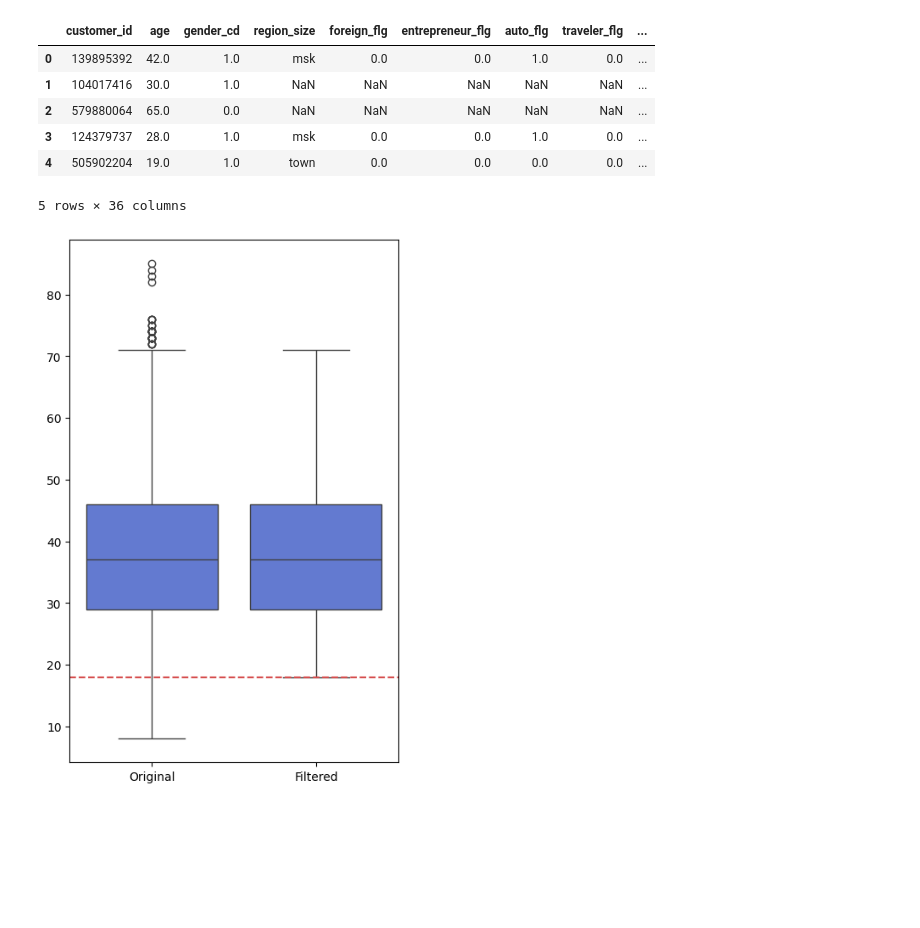
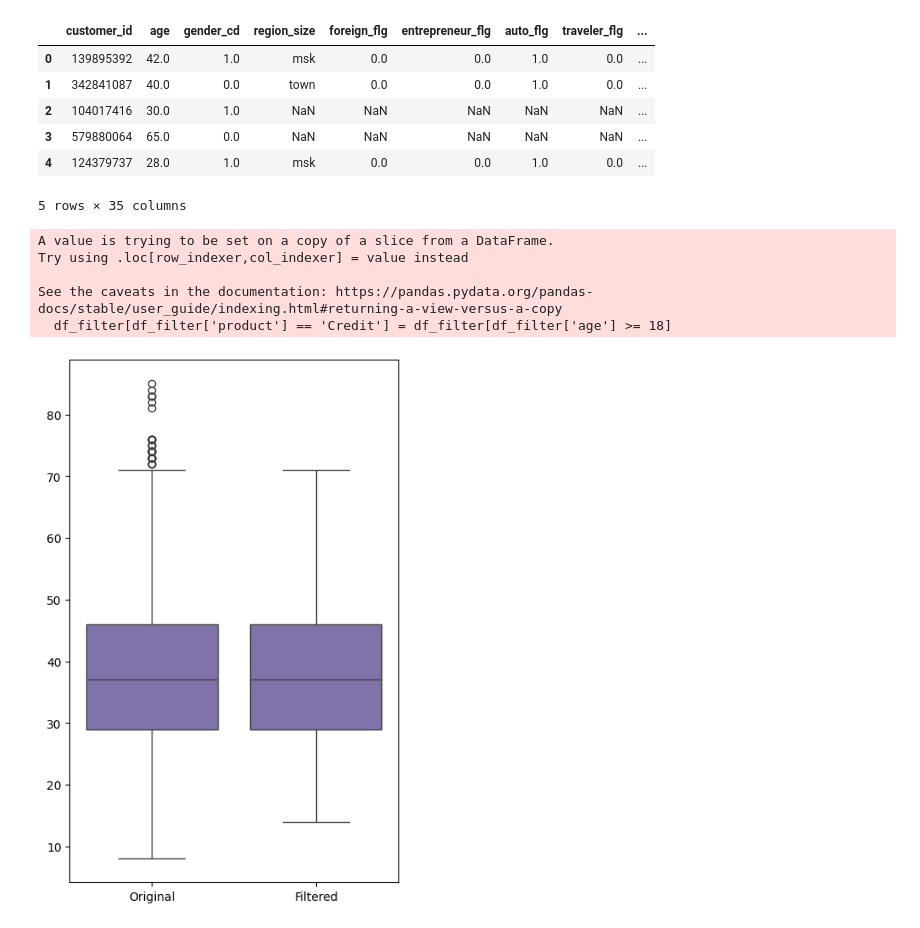
Before and after one commit to bygaga993/bread_dano_2024, a Jupyter notebook: Code/emissions.ipynb, the cells around one changed output. Drawn from its saved outputs; the diff is of its cells as text; code cells hidden in the pictures; blank space fills up the shorter version.

```diff
--- a/Code/emissions.ipynb
+++ b/Code/emissions.ipynb
@@ -7,14 +15,14 @@ import os
 # %%
-df = pd.read_csv('data/data_final_preprocessed.csv')
+df = pd.read_csv('data/data_preprocessed.csv')
 df.head(5)
 # %% [output]
 |  | customer_id | age | gender_cd | region_size | foreign_flg | entrepreneur_flg | auto_flg | traveler_flg | ... |
 | 0 | 139895392 | 42.0 | 1.0 | msk | 0.0 | 0.0 | 1.0 | 0.0 | ... |
-| 1 | 104017416 | 30.0 | 1.0 | NaN | NaN | NaN | NaN | NaN | ... |
-| 2 | 579880064 | 65.0 | 0.0 | NaN | NaN | NaN | NaN | NaN | ... |
-| 3 | 124379737 | 28.0 | 1.0 | msk | 0.0 | 0.0 | 1.0 | 0.0 | ... |
-| 4 | 505902204 | 19.0 | 1.0 | town | 0.0 | 0.0 | 0.0 | 0.0 | ... |
+| 1 | 342841087 | 40.0 | 0.0 | town | 0.0 | 0.0 | 1.0 | 0.0 | ... |
+| 2 | 104017416 | 30.0 | 1.0 | NaN | NaN | NaN | NaN | NaN | ... |
+| 3 | 579880064 | 65.0 | 0.0 | NaN | NaN | NaN | NaN | NaN | ... |
+| 4 | 124379737 | 28.0 | 1.0 | msk | 0.0 | 0.0 | 1.0 | 0.0 | ... |
-5 rows × 36 columns
+5 rows × 35 columns
 # %%
 Q1 = df['age'].quantile(0.25)
 Q3 = df['age'].quantile(0.75)
@@ -25,24 +32,30 @@ lower_bound = Q1 - 1.5 * IQR
 upper_bound = Q3 + 1.5 * IQR
 # %%
-df_filter = df[(df['age'] >= 18) & (df['age'] <= upper_bound)]
+df_filter = df[(df['age'] >= 14) & (df['age'] <= upper_bound)]
+df_filter[df_filter['product'] == 'Credit'] = df_filter[df_filter['age'] >= 18]
+# %% [output]
+A value is trying to be set on a copy of a slice from a DataFrame.
+Try using .loc[row_indexer,col_indexer] = value instead
+
+See the caveats in the documentation: https://pandas.pydata.org/pandas-docs/stable/user_guide/indexing.html#returning-a-view-versus-a-copy
+  df_filter[df_filter['product'] == 'Credit'] = df_filter[df_filter['age'] >= 18]
 # %%
 df_combined = pd.DataFrame({
     'Original': df['age'],
     'Filtered': df_filter['age']
 })
 
 # Создаем боксплот
 plt.figure(figsize=(5, 8))
-sns.boxplot(data=df_combined, color='#5170E2')
-plt.axhline(y=18, color='#D64E4E', linestyle='--', label='y = 18')
+sns.boxplot(data=df_combined, color='#7C6AB2')
 
 # Убираем подписи осей
 plt.xlabel('')
 plt.ylabel('')
 
 # Показываем график
 plt.title('')
 plt.savefig('boxplot.png', bbox_inches='tight')
 plt.show()
 # %% [output]
-[figure, old version]
+[figure, new version]
```
Also changed, not shown: parts of 2 cells of this notebook, 4 other files.
